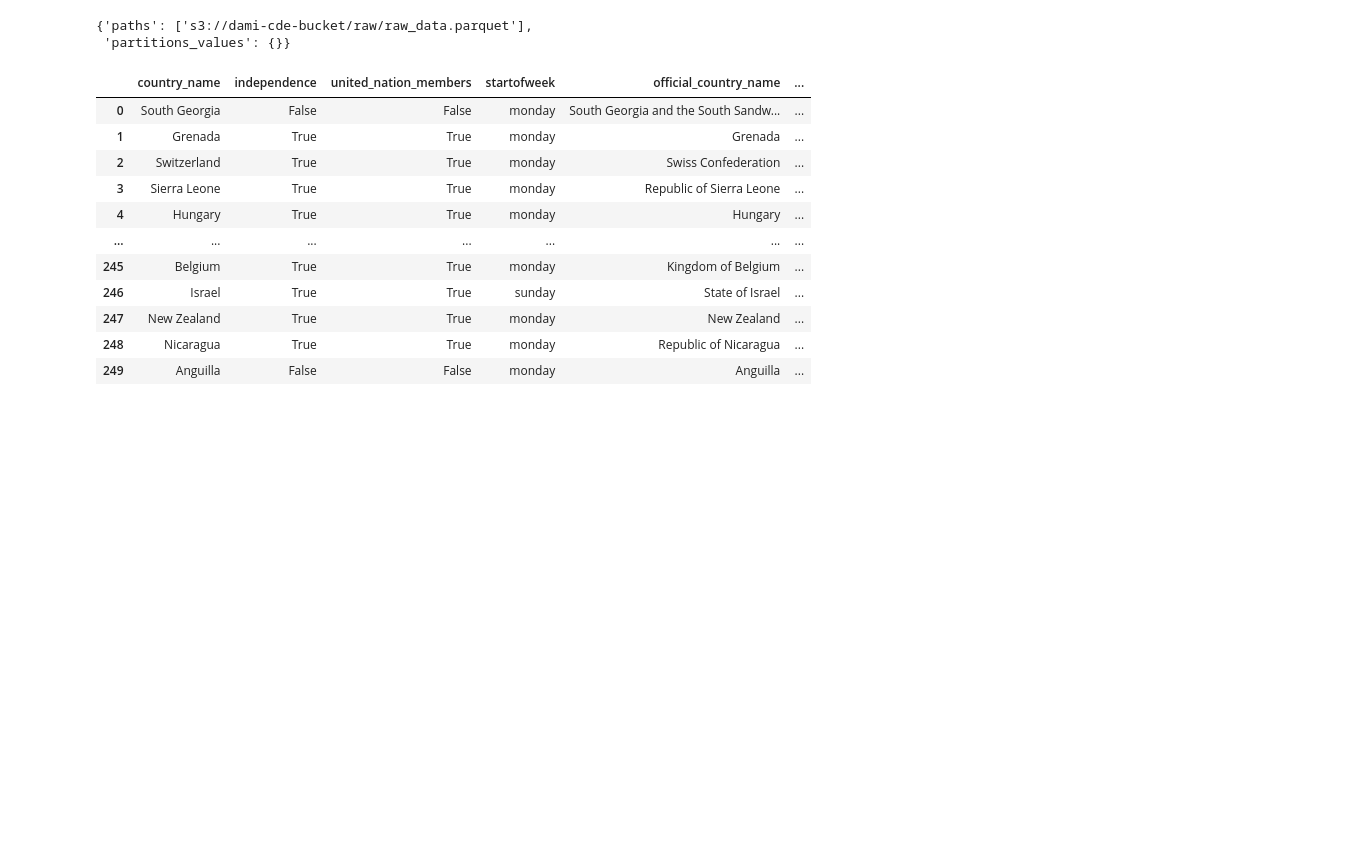
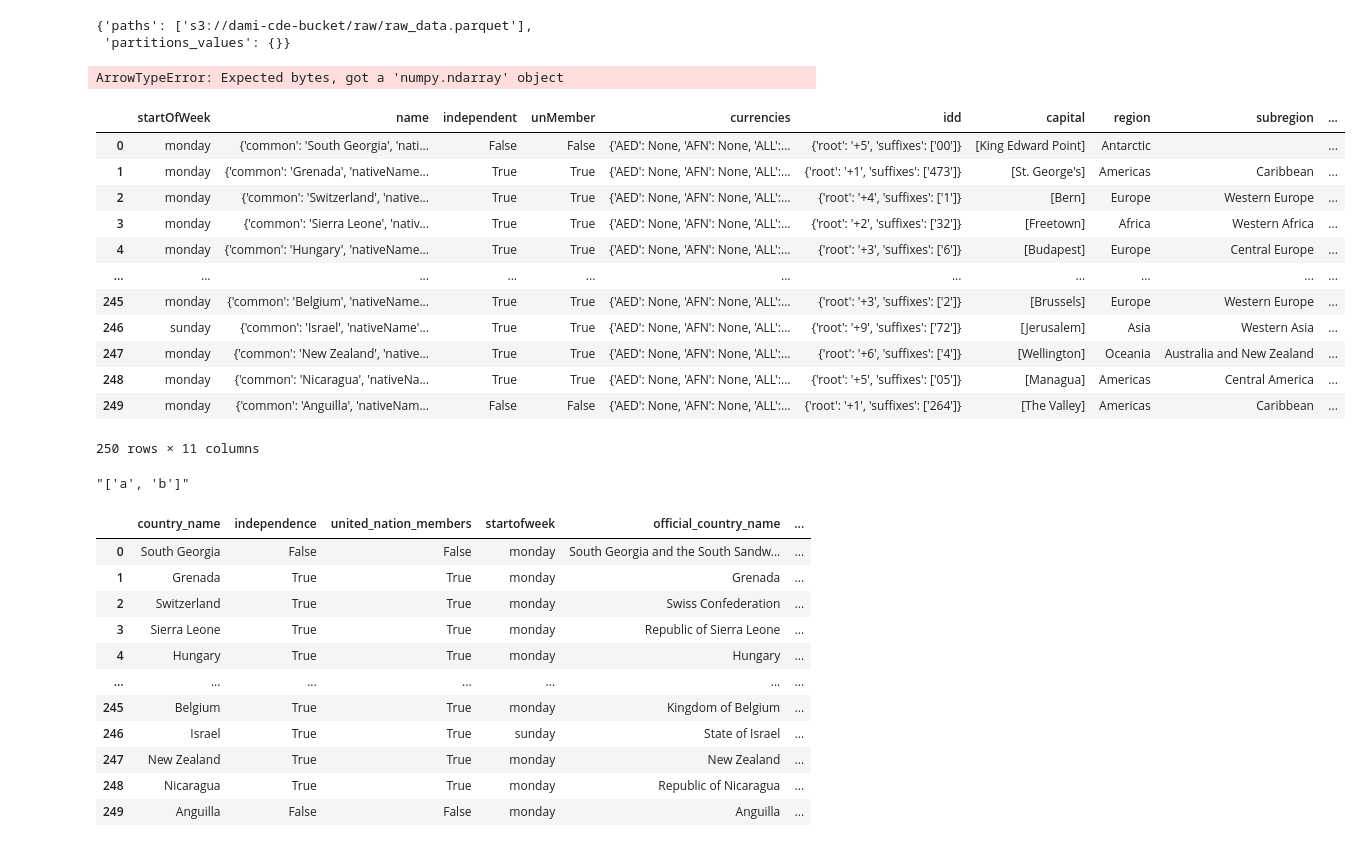
Before and after one commit to DamilolaAdeniji/CDE_CAPSTONE_PROJECT, a Jupyter notebook: testing_ground.ipynb, the cells around one changed output. Drawn from its saved outputs; the diff is of its cells as text; code cells hidden in the pictures; blank space fills up the shorter version.

```diff
--- a/testing_ground.ipynb
+++ b/testing_ground.ipynb
@@ -49,6 +65,13 @@ wr.s3.to_parquet(
 # %% [output]
 {'paths': ['s3://dami-cde-bucket/raw/raw_data.parquet'],
  'partitions_values': {}}
+# %%
+wr.s3.to_parquet(
+    df=trs_df,
+    path="s3://dami-cde-bucket/staged/stage.parquet"
+)
+# %% [output]
+ArrowTypeError: Expected bytes, got a 'numpy.ndarray' object
 # %%
 def extract_value(d, key,islist=False):
     try:
@@ -63,6 +86,22 @@ def extract_value(d, key,islist=False):
 df = wr.s3.read_parquet(
     path='s3://dami-cde-bucket/raw/raw_data.parquet'
 )
+# %%
+df
+# %% [output]
+|  | startOfWeek | name | independent | unMember | currencies | idd | capital | region | subregion | ... |
+| 0 | monday | {'common': 'South Georgia', 'nati... | False | False | {'AED': None, 'AFN': None, 'ALL':... | {'root': '+5', 'suffixes': ['00']} | [King Edward Point] | Antarctic |  | ... |
+| 1 | monday | {'common': 'Grenada', 'nativeName... | True | True | {'AED': None, 'AFN': None, 'ALL':... | {'root': '+1', 'suffixes': ['473']} | [St. George's] | Americas | Caribbean | ... |
+| 2 | monday | {'common': 'Switzerland', 'native... | True | True | {'AED': None, 'AFN': None, 'ALL':... | {'root': '+4', 'suffixes': ['1']} | [Bern] | Europe | Western Europe | ... |
+| 3 | monday | {'common': 'Sierra Leone', 'nativ... | True | True | {'AED': None, 'AFN': None, 'ALL':... | {'root': '+2', 'suffixes': ['32']} | [Freetown] | Africa | Western Africa | ... |
+| 4 | monday | {'common': 'Hungary', 'nativeName... | True | True | {'AED': None, 'AFN': None, 'ALL':... | {'root': '+3', 'suffixes': ['6']} | [Budapest] | Europe | Central Europe | ... |
+| ... | ... | ... | ... | ... | ... | ... | ... | ... | ... | ... |
+| 245 | monday | {'common': 'Belgium', 'nativeName... | True | True | {'AED': None, 'AFN': None, 'ALL':... | {'root': '+3', 'suffixes': ['2']} | [Brussels] | Europe | Western Europe | ... |
+| 246 | sunday | {'common': 'Israel', 'nativeName'... | True | True | {'AED': None, 'AFN': None, 'ALL':... | {'root': '+9', 'suffixes': ['72']} | [Jerusalem] | Asia | Western Asia | ... |
+| 247 | monday | {'common': 'New Zealand', 'native... | True | True | {'AED': None, 'AFN': None, 'ALL':... | {'root': '+6', 'suffixes': ['4']} | [Wellington] | Oceania | Australia and New Zealand | ... |
+| 248 | monday | {'common': 'Nicaragua', 'nativeNa... | True | True | {'AED': None, 'AFN': None, 'ALL':... | {'root': '+5', 'suffixes': ['05']} | [Managua] | Americas | Central America | ... |
+| 249 | monday | {'common': 'Anguilla', 'nativeNam... | False | False | {'AED': None, 'AFN': None, 'ALL':... | {'root': '+1', 'suffixes': ['264']} | [The Valley] | Americas | Caribbean | ... |
+250 rows × 11 columns
 # %%
 def get_nested_values(d,return_type='val'):
     try:
@@ -82,3 +123,7 @@ def get_nested_values(d,return_type='val'):
+# %%
+str(x)
+# %% [output]
+"['a', 'b']"
 # %%
 #df['common_name'] = df['name'].apply(value_extract('common',col=df['name']))
 
```
Also changed, not shown: parts of 13 cells of this notebook, 16 other files.
